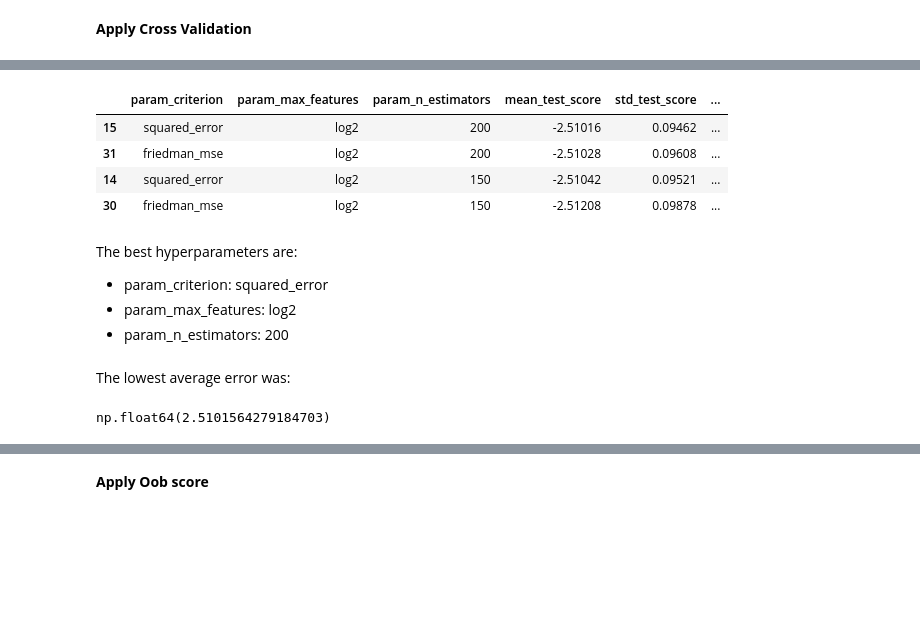
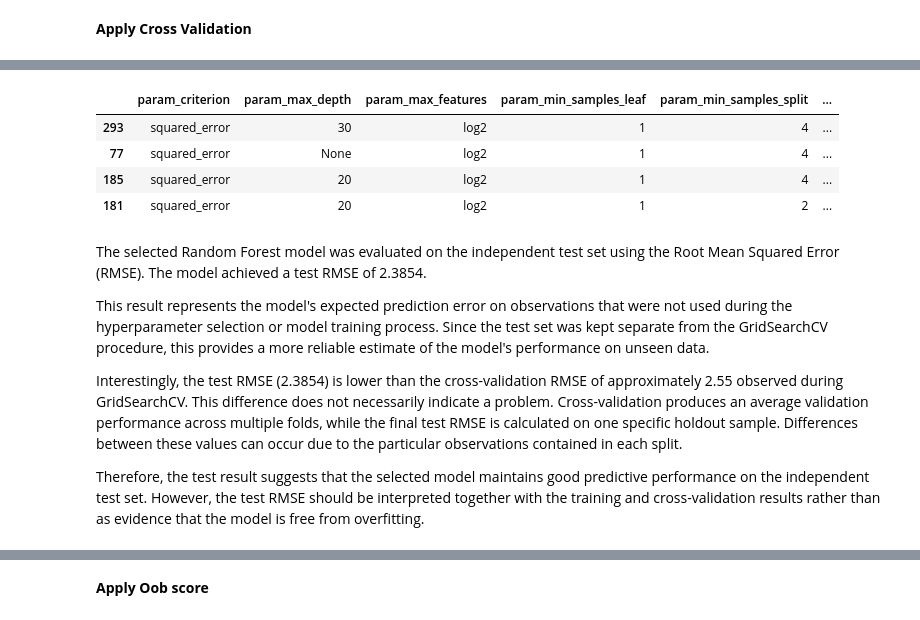
Before and after one commit to Kaiziferr/ensemble-and-multi-models, a Jupyter notebook: 1_ensemble/bagging/random_forest/01_random_forest_oob_score.ipynb, the cells around one changed output, grey strips where cells are left out. Drawn from its saved outputs; the diff is of its cells as text; code cells hidden in the pictures; blank space fills up the shorter version.

```diff
--- a/1_ensemble/bagging/random_forest/01_random_forest_oob_score.ipynb
+++ b/1_ensemble/bagging/random_forest/01_random_forest_oob_score.ipynb
@@ -31,4 +62,0 @@ The objective of this project is to demonstrate the use of the OOB (out-of-bag)
-# %%
-random_seed = 12354
-pd.set_option('display.float_format', '{:,.5f}'.format)
-warnings.filterwarnings('ignore')
@@ -84,8 +111,11 @@ While these are the ones I typically use, they depend on the context of the prob
 # %%
 dict_params = ParameterGrid(
     {
-        "n_estimators": [50, 100, 150, 200],
-        'max_features': [0.75, None, 'sqrt', 'log2'],
-        'criterion': ['squared_error', 'friedman_mse', 'absolute_error']
+        "n_estimators": [100, 150, 200],
+        "criterion": ["squared_error", "absolute_error"],
+        "min_samples_split": [2, 4, 8],
+        "min_samples_leaf": [1, 2, 4, 8],
+        "max_features": [0.75, "sqrt", "log2"],
+        "max_depth": [None, 20, 30],
     }
 )
@@ -100,18 +128,18 @@ The test is carried out with five folds using GridSearchCV.
 # %%
 grid = GridSearchCV(
     estimator = RandomForestRegressor(
-    n_jobs = -1,
-    random_state = random_seed
+        n_jobs=-1,
+        random_state=random_seed
     ),
     cv = 5,
     param_grid = dict_params.param_grid[0],
     scoring = "neg_root_mean_squared_error",
-    refit = True,
+    refit =  True,
     verbose = 0,
     return_train_score = True
+
 )
-
-grid.fit(X, y)
+grid.fit(X_train, y_train)
 # %% [output]
 GridSearchCV(cv=5,
              estimator=RandomForestRegressor(n_jobs=-1, random_state=12354),
@@ -123,25 +193,12 @@ GridSearchCV(cv=5,
 # %%
 results = pd.DataFrame(grid.cv_results_)
-results = results.filter(regex = '(param.*|mean_t|std_t)') \
+results.filter(regex = '(param.*|mean_t|std_t)') \
     .drop(columns = 'params') \
-    .sort_values('mean_test_score', ascending = False) \
+    .sort_values(['mean_test_score', 'mean_train_score'], ascending = False) \
     .head(4)
-
-results
 # %% [output]
-|  | param_criterion | param_max_features | param_n_estimators | mean_test_score | std_test_score | ... |
-| 15 | squared_error | log2 | 200 | -2.51016 | 0.09462 | ... |
-| 31 | friedman_mse | log2 | 200 | -2.51028 | 0.09608 | ... |
-| 14 | squared_error | log2 | 150 | -2.51042 | 0.09521 | ... |
-| 30 | friedman_mse | log2 | 150 | -2.51208 | 0.09878 | ... |
+|  | param_criterion | param_max_depth | param_max_features | param_min_samples_leaf | param_min_samples_split | ... |
+| 293 | squared_error | 30 | log2 | 1 | 4 | ... |
+| 77 | squared_error | None | log2 | 1 | 4 | ... |
+| 185 | squared_error | 20 | log2 | 1 | 4 | ... |
+| 181 | squared_error | 20 | log2 | 1 | 2 | ... |
-# %% [markdown]
-The best hyperparameters are:
-- param_criterion: squared_error
-- param_max_features: log2
-- param_n_estimators: 200
-# %% [markdown]
-The lowest average error was:
-# %%
--1*grid.best_score_
-# %% [output]
-np.float64(2.5101564279184703)
@@ -147,0 +207,8 @@ np.float64(2.5101564279184703)
+# %% [markdown]
+The selected Random Forest model was evaluated on the independent test set using the Root Mean Squared Error (RMSE). The model achieved a test RMSE of 2.3854.
+
+This result represents the model's expected prediction error on observations that were not used during the hyperparameter selection or model training process. Since the test set was kept separate from the GridSearchCV procedure, this provides a more reliable estimate of the model's performance on unseen data.
+
+Interestingly, the test RMSE (2.3854) is lower than the cross-validation RMSE of approximately 2.55 observed during GridSearchCV. This difference does not necessarily indicate a problem. Cross-validation produces an average validation performance across multiple folds, while the final test RMSE is calculated on one specific holdout sample. Differences between these values can occur due to the particular observations contained in each split.
+
+Therefore, the test result suggests that the selected model maintains good predictive performance on the independent test set. However, the test RMSE should be interpreted together with the training and cross-validation results rather than as evidence that the model is free from overfitting.
```
Also changed, not shown: parts of 105 cells of this notebook.
